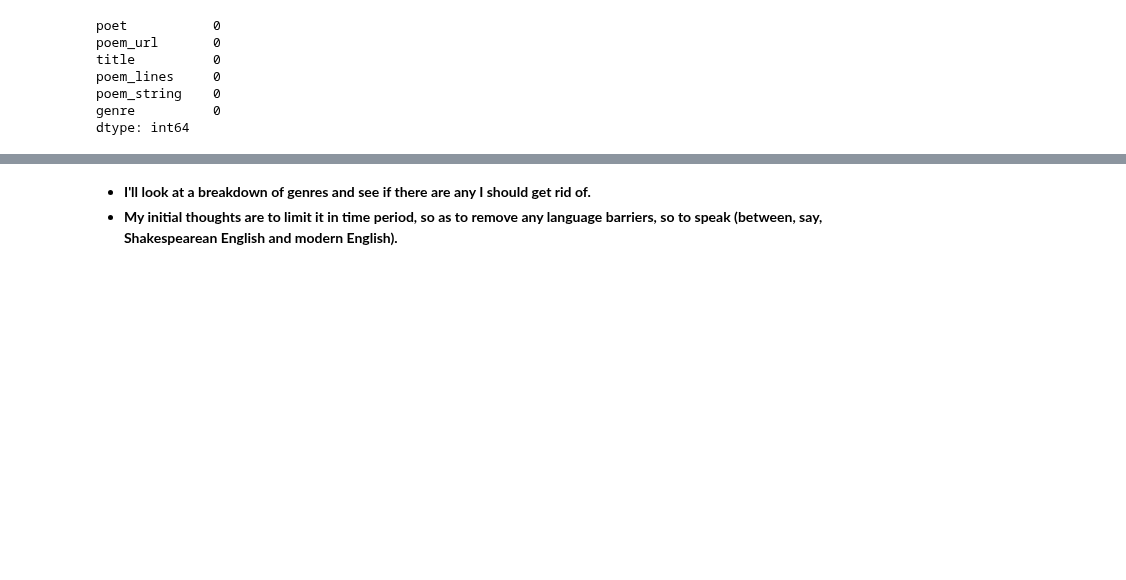
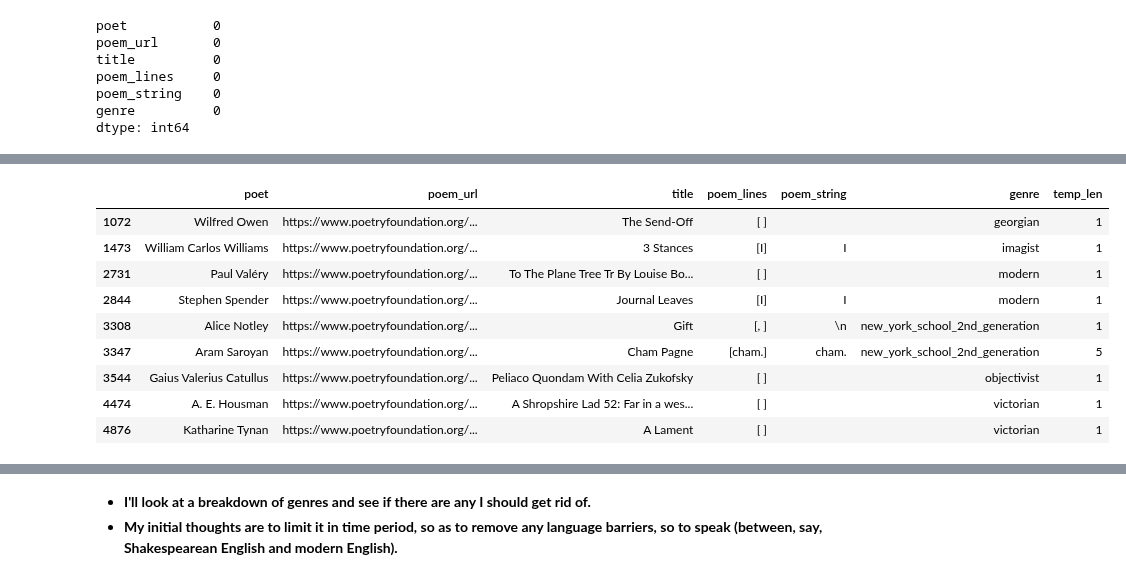
Before and after one commit to p-szymo/poetry_genre_classifier, a Jupyter notebook: 02_data_cleaning.ipynb, the cells around one changed output, grey strips where cells are left out. Saved outputs shown, nothing was run; the diff lists cells and outputs as text; code cells hidden in the pictures; blank space fills up the shorter version.

```diff
--- a/02_data_cleaning.ipynb
+++ b/02_data_cleaning.ipynb
@@ -487,5 +487,11 @@ poem_lines     0
 poem_string    0
 genre          0
 dtype: int64
+# %%
+# sort dataframe
+df.sort_values(by=['genre', 'poet', 'title'], inplace=True)
+
+# reset indices
+df.reset_index(drop=True, inplace=True)
 # %%
 df.to_csv('data/poems_df_cleaner.csv')
@@ -491,0 +514,3 @@ df.to_csv('data/poems_df_cleaner.csv')
+# %%
+df['temp_len'] = df.poem_string.apply(lambda x: len(x))
+df.temp_len.describe()
@@ -491,0 +527,13 @@ df.to_csv('data/poems_df_cleaner.csv')
+# %%
+df[df.temp_len <= 10]
+# %% [output]
+|  | poet | poem_url | title | poem_lines | poem_string | genre | temp_len |
+| 1072 | Wilfred Owen | https://www.poetryfoundation.org/... | The Send-Off | [ ] |  | georgian | 1 |
+| 1473 | William Carlos Williams | https://www.poetryfoundation.org/... | 3 Stances | [I] | I | imagist | 1 |
+| 2731 | Paul Valéry | https://www.poetryfoundation.org/... | To The Plane Tree Tr By Louise Bo... | [ ] |  | modern | 1 |
+| 2844 | Stephen Spender | https://www.poetryfoundation.org/... | Journal Leaves | [I] | I | modern | 1 |
+| 3308 | Alice Notley | https://www.poetryfoundation.org/... | Gift | [, ] | \n | new_york_school_2nd_generation | 1 |
+| 3347 | Aram Saroyan | https://www.poetryfoundation.org/... | Cham Pagne | [cham.] | cham. | new_york_school_2nd_generation | 5 |
+| 3544 | Gaius Valerius Catullus | https://www.poetryfoundation.org/... | Peliaco Quondam With Celia Zukofsky | [ ] |  | objectivist | 1 |
+| 4474 | A. E. Housman | https://www.poetryfoundation.org/... | A Shropshire Lad 52: Far in a wes... | [ ] |  | victorian | 1 |
+| 4876 | Katharine Tynan | https://www.poetryfoundation.org/... | A Lament | [ ] |  | victorian | 1 |
```
Also changed, not shown: parts of 3 cells of this notebook, 1 other file.
